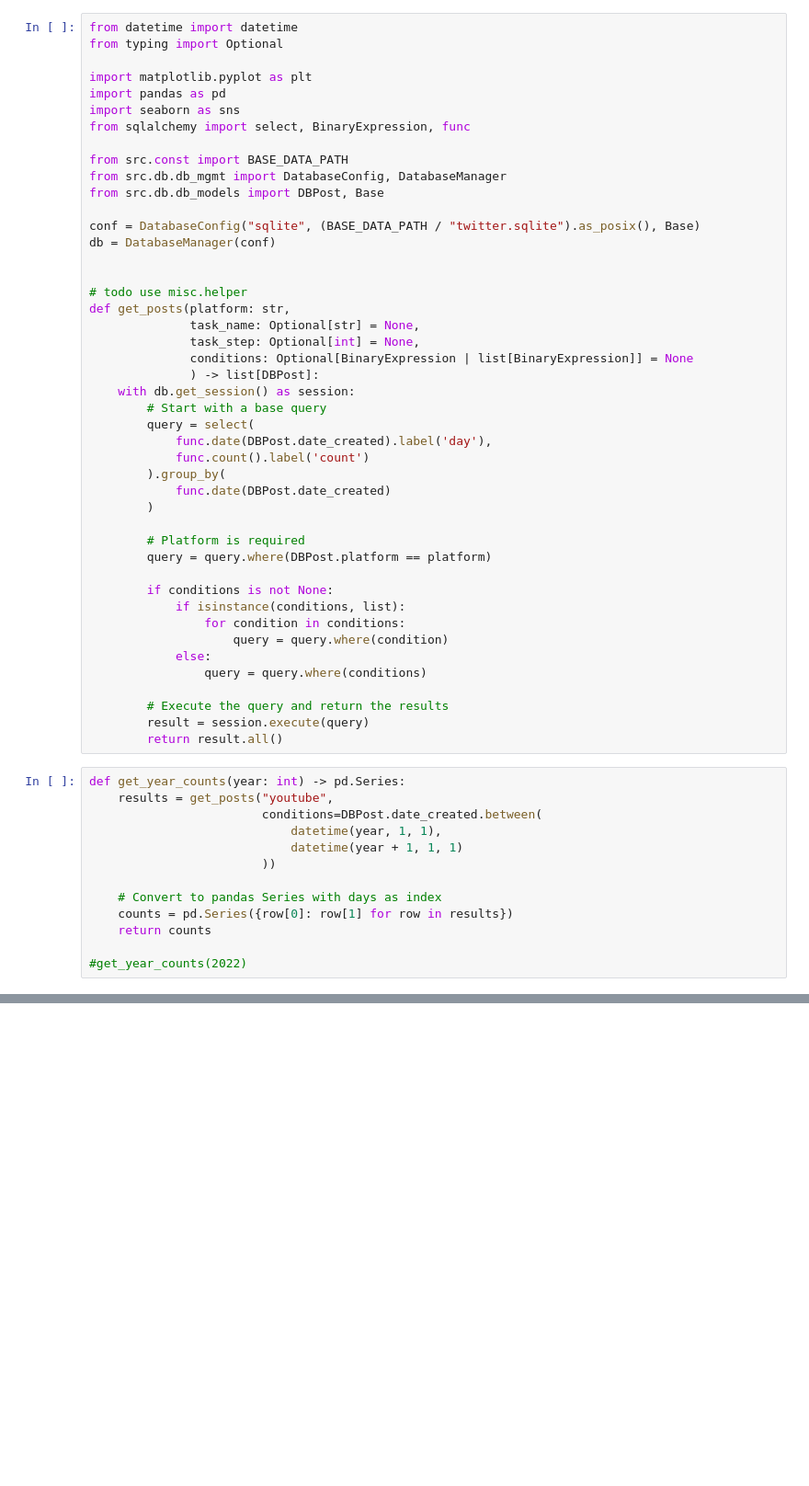
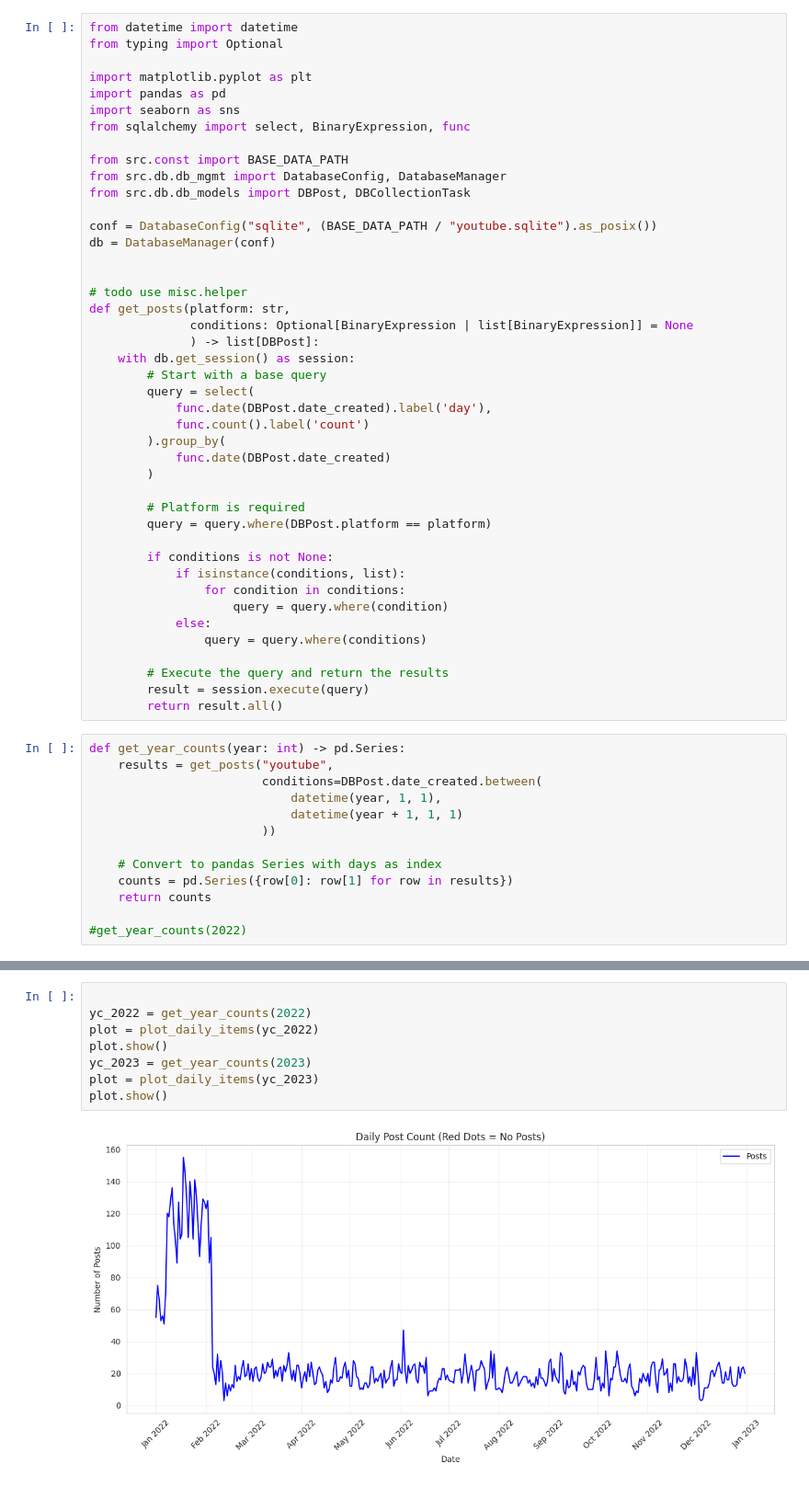
Before and after one commit to ERC-BIG-5/platform-clients, a Jupyter notebook: src/experiment/youtube_video_stats.ipynb, the cells around one changed output, grey strips where cells are left out. Shown at 92% size. Drawn from its saved outputs; the diff is of its cells as text; blank space fills up the shorter version.

Commit message:
added a lot. latest: started new twitter-client, manager

```diff
--- a/src/experiment/youtube_video_stats.ipynb
+++ b/src/experiment/youtube_video_stats.ipynb
@@ -9,16 +9,14 @@ from sqlalchemy import select, BinaryExpression, func
 
 from src.const import BASE_DATA_PATH
 from src.db.db_mgmt import DatabaseConfig, DatabaseManager
-from src.db.db_models import DBPost, Base
+from src.db.db_models import DBPost, DBCollectionTask
 
-conf = DatabaseConfig("sqlite", (BASE_DATA_PATH / "twitter.sqlite").as_posix(), Base)
+conf = DatabaseConfig("sqlite", (BASE_DATA_PATH / "youtube.sqlite").as_posix())
 db = DatabaseManager(conf)
 
 
 # todo use misc.helper
 def get_posts(platform: str,
-              task_name: Optional[str] = None,
-              task_step: Optional[int] = None,
               conditions: Optional[BinaryExpression | list[BinaryExpression]] = None
               ) -> list[DBPost]:
     with db.get_session() as session:
@@ -98,0 +105,10 @@ plot.show()
+# %%
+
+yc_2022 = get_year_counts(2022)
+plot = plot_daily_items(yc_2022)
+plot.show()
+yc_2023 = get_year_counts(2023)
+plot = plot_daily_items(yc_2023)
+plot.show()
+# %% [output]
+[figure, added]
```
Also changed, not shown: parts of 5 cells of this notebook, 13 other files.
